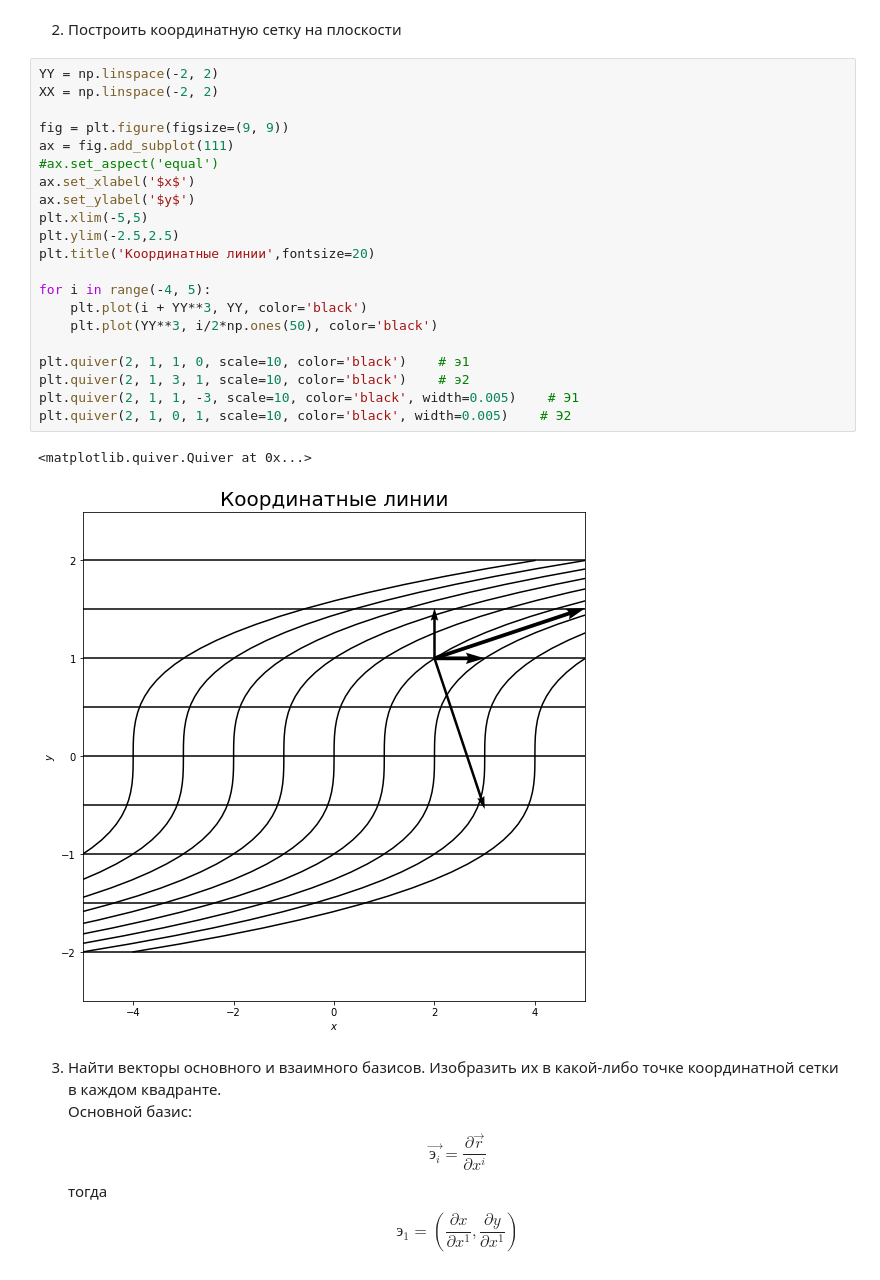
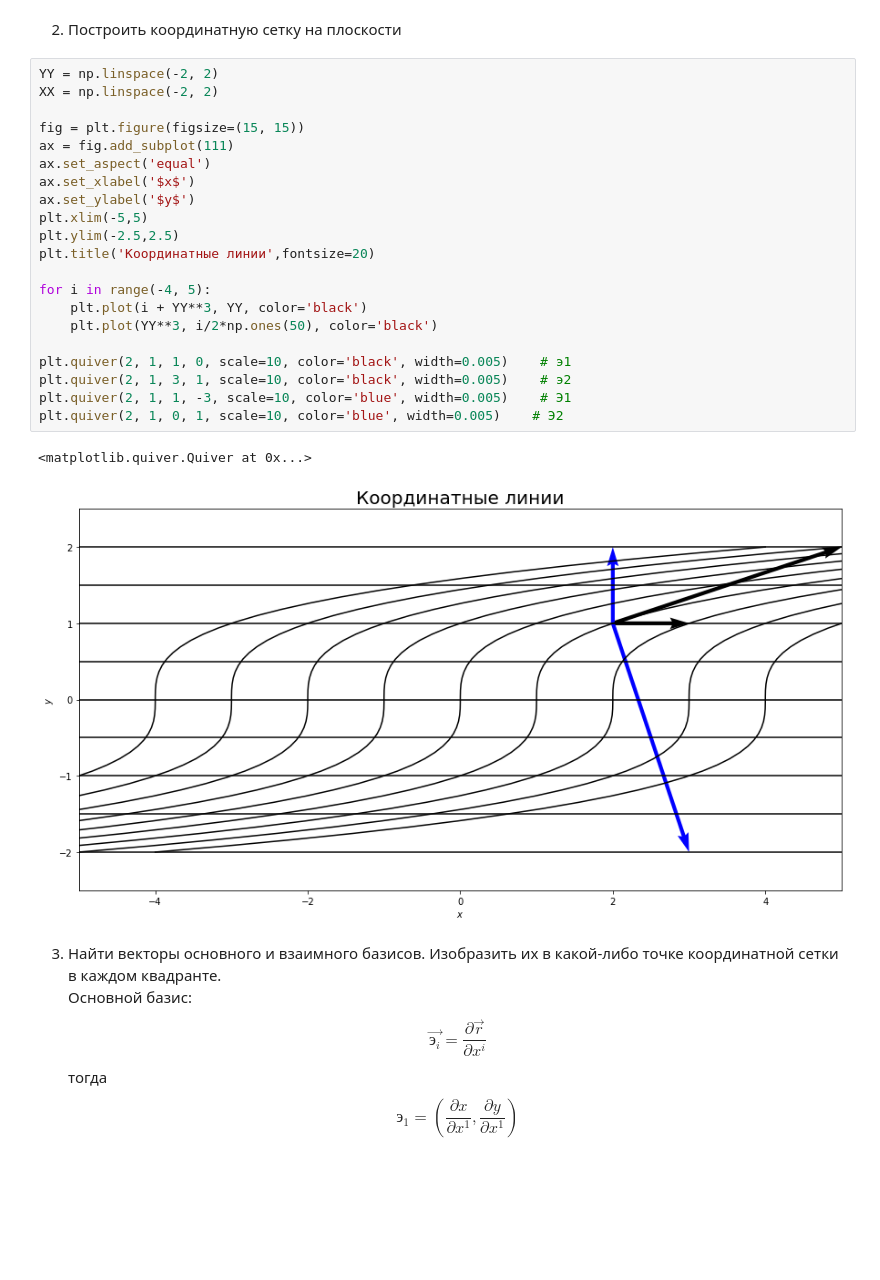
Before and after one commit to SavchukDI/MAI, a Jupyter notebook: course_projects/MAI KP Tensor.ipynb, the cells around one changed output. Cells and saved outputs as stored; diff of their text form; blank space fills up the shorter version.

```diff
--- a/course_projects/MAI KP Tensor.ipynb
+++ b/course_projects/MAI KP Tensor.ipynb
@@ -68,27 +68,27 @@ display(eQ1, eQ2)
 # %%
 YY = np.linspace(-2, 2)
 XX = np.linspace(-2, 2)
 
-fig = plt.figure(figsize=(9, 9))
+fig = plt.figure(figsize=(15, 15))
 ax = fig.add_subplot(111)
-#ax.set_aspect('equal')
+ax.set_aspect('equal')
 ax.set_xlabel('$x$')
 ax.set_ylabel('$y$')
 plt.xlim(-5,5)
 plt.ylim(-2.5,2.5)
 plt.title('Координатные линии',fontsize=20)
 
 for i in range(-4, 5):
     plt.plot(i + YY**3, YY, color='black')
     plt.plot(YY**3, i/2*np.ones(50), color='black')
 
-plt.quiver(2, 1, 1, 0, scale=10, color='black')    # э1
-plt.quiver(2, 1, 3, 1, scale=10, color='black')    # э2
-plt.quiver(2, 1, 1, -3, scale=10, color='black', width=0.005)    # Э1
-plt.quiver(2, 1, 0, 1, scale=10, color='black', width=0.005)    # Э2
+plt.quiver(2, 1, 1, 0, scale=10, color='black', width=0.005)    # э1
+plt.quiver(2, 1, 3, 1, scale=10, color='black', width=0.005)    # э2
+plt.quiver(2, 1, 1, -3, scale=10, color='blue', width=0.005)    # Э1
+plt.quiver(2, 1, 0, 1, scale=10, color='blue', width=0.005)    # Э2
 # %% [output]
 <matplotlib.quiver.Quiver at 0x...>
-[figure, old version]
+[figure, new version]
 # %% [markdown]
 3. Найти векторы основного и взаимного базисов. Изобразить их в какой-либо точке координатной сетки в каждом квадранте.<br>
 Основной базис:<br>
```
Also changed, not shown: parts of 16 cells of this notebook.
